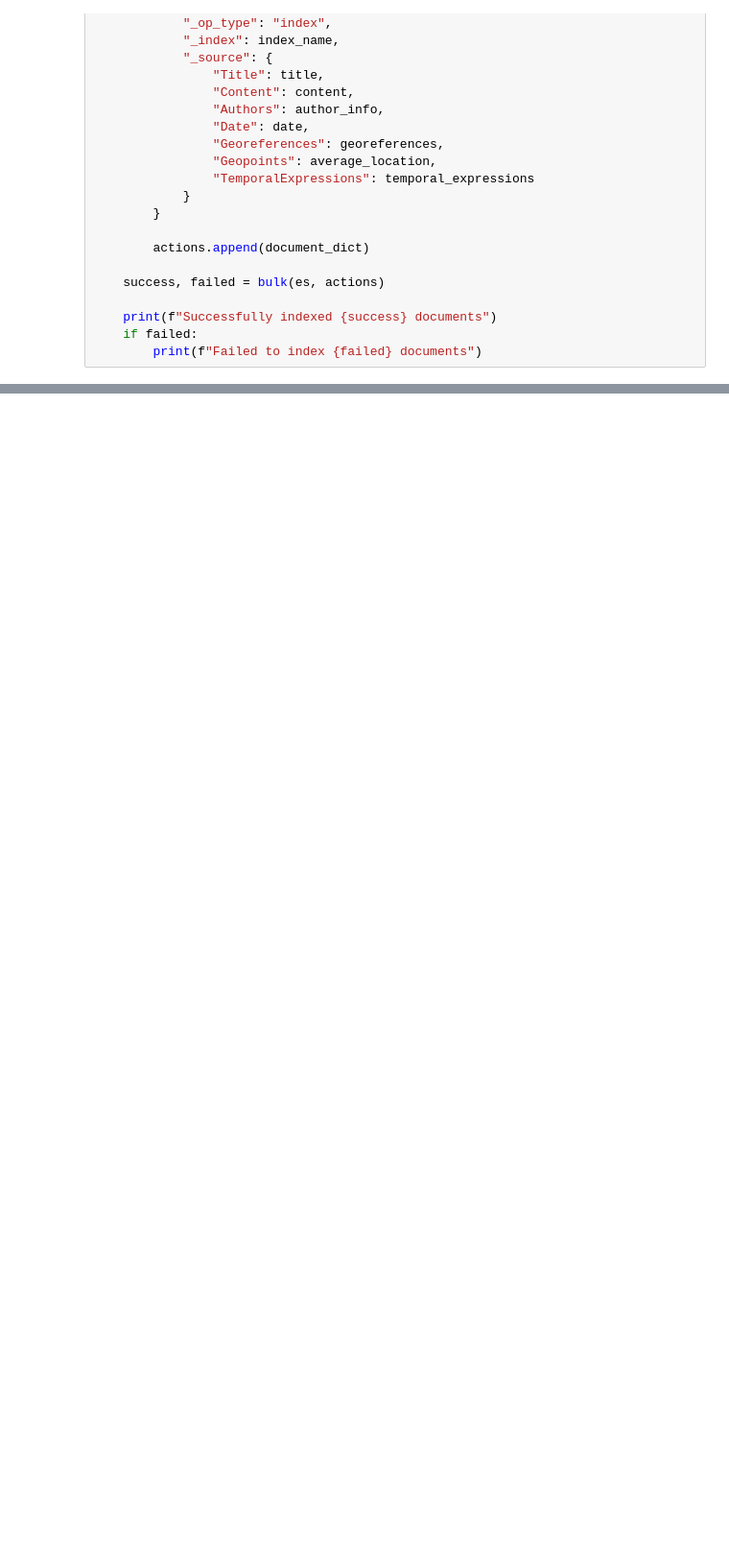
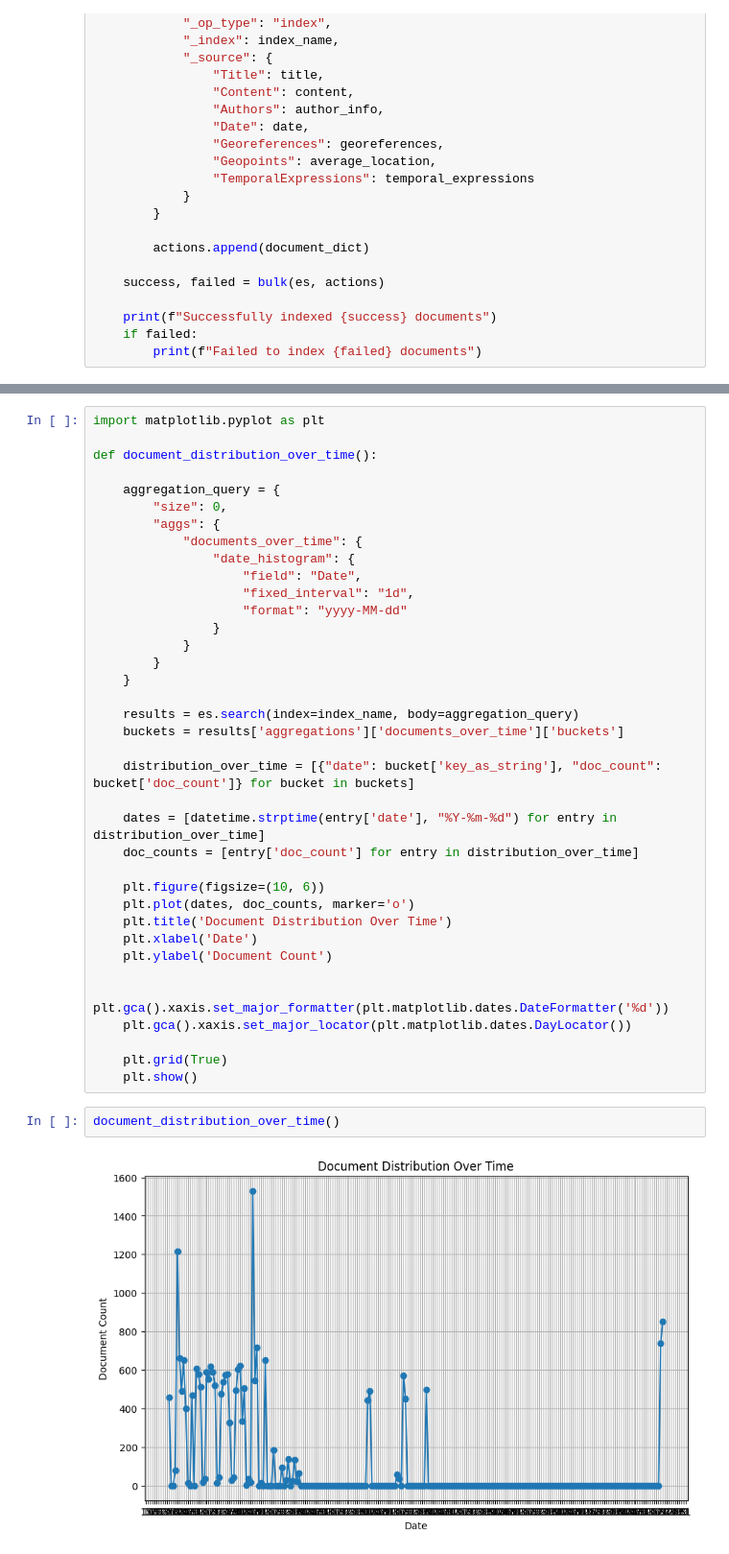
Before and after one commit to AbdullahOthman1/Document-retrieval-project, a Jupyter notebook: Indexing.ipynb, the cells around one changed output, grey strips where cells are left out. Shown at 96% size. Drawn from its saved outputs; the diff is of its cells as text; blank space fills up the shorter version.

```diff
--- a/Indexing.ipynb
+++ b/Indexing.ipynb
@@ -290,0 +317,41 @@ for file_path in directory_path.glob('*.sgm'):
+# %%
+import matplotlib.pyplot as plt
+
+def document_distribution_over_time():
+
+    aggregation_query = {
+        "size": 0,
+        "aggs": {
+            "documents_over_time": {
+                "date_histogram": {
+                    "field": "Date",
+                    "fixed_interval": "1d",
+                    "format": "yyyy-MM-dd"
+                }
+            }
+        }
+    }
+
+    results = es.search(index=index_name, body=aggregation_query)
+    buckets = results['aggregations']['documents_over_time']['buckets']
+
+    distribution_over_time = [{"date": bucket['key_as_string'], "doc_count": bucket['doc_count']} for bucket in buckets]
+
+    dates = [datetime.strptime(entry['date'], "%Y-%m-%d") for entry in distribution_over_time]
+    doc_counts = [entry['doc_count'] for entry in distribution_over_time]
+
+    plt.figure(figsize=(10, 6))
+    plt.plot(dates, doc_counts, marker='o')
+    plt.title('Document Distribution Over Time')
+    plt.xlabel('Date')
+    plt.ylabel('Document Count')
+
+    plt.gca().xaxis.set_major_formatter(plt.matplotlib.dates.DateFormatter('%d'))
+    plt.gca().xaxis.set_major_locator(plt.matplotlib.dates.DayLocator())
+
+    plt.grid(True)
+    plt.show()
+# %%
+document_distribution_over_time()
+# %% [output]
+[figure, added]
```
Also changed, not shown: parts of 3 cells of this notebook, 2 other files.
